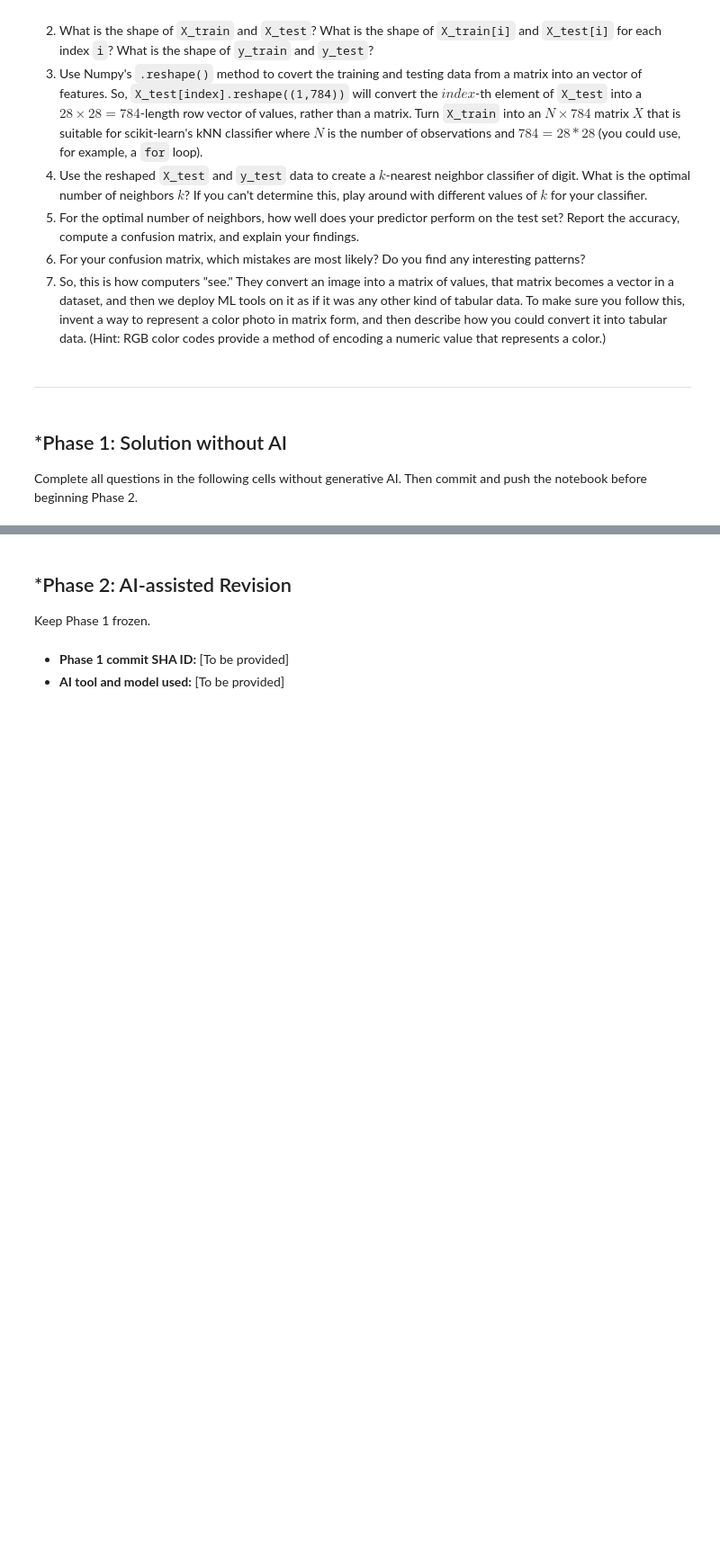
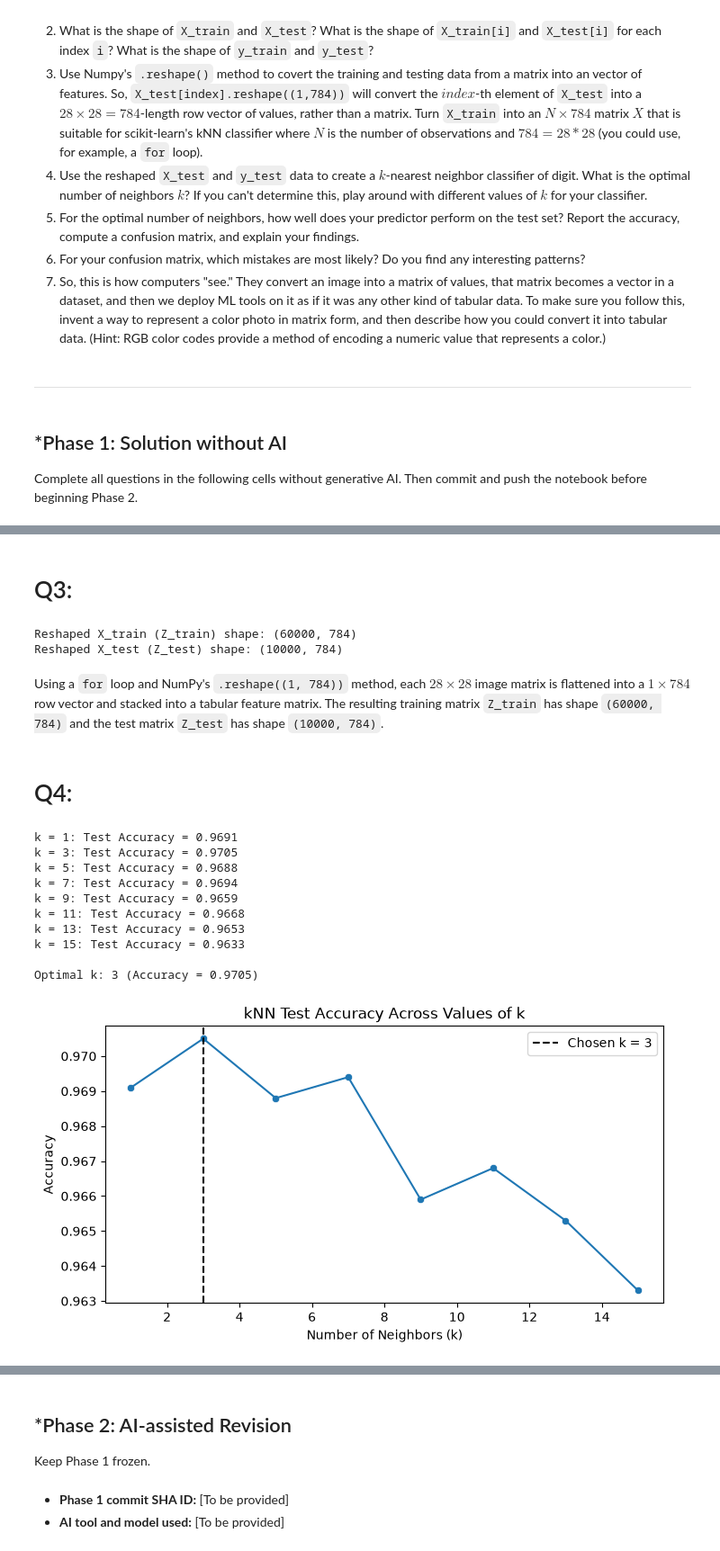
Before and after one commit to Brustachio/L01-cv, a Jupyter notebook: notebook.ipynb, the cells around one changed output, grey strips where cells are left out. Shown at 90% size. Saved outputs shown, nothing was run; the diff lists cells and outputs as text; code cells hidden in the pictures; blank space fills up the shorter version.

```diff
--- a/notebook.ipynb
+++ b/notebook.ipynb
@@ -47,0 +186,64 @@ notebook before beginning Phase 2.
+# %% [markdown]
+# Q3:
+# %%
+# convert the 28x28 matrices into 1x784 row vectors using a for loop and .reshape()
+Z_train = []
+for i in range(len(X_train)):
+  Z_train.append(X_train[i].reshape((1, 784)))
+Z_train = np.vstack(Z_train)
+
+Z_test = []
+for i in range(len(X_test)):
+  Z_test.append(X_test[i].reshape((1, 784)))
+Z_test = np.vstack(Z_test)
+
+print("Reshaped X_train (Z_train) shape:", Z_train.shape)
+print("Reshaped X_test (Z_test) shape:", Z_test.shape)
+# %% [output]
+Reshaped X_train (Z_train) shape: (60000, 784)
+Reshaped X_test (Z_test) shape: (10000, 784)
+# %% [markdown]
+Using a `for` loop and NumPy's `.reshape((1, 784))` method, each $28 \times 28$ image matrix is flattened into a $1 \times 784$ row vector and stacked into a tabular feature matrix. The resulting training matrix `Z_train` has shape `(60000, 784)` and the test matrix `Z_test` has shape `(10000, 784)`.
+# %% [markdown]
+# Q4:
+# %%
+from sklearn.neighbors import KNeighborsClassifier
+
+# test different values of k to find the optimal number of neighbors
+k_grid = [1, 3, 5, 7, 9, 11, 13, 15]
+accuracies = []
+
+for k in k_grid:
+  model = KNeighborsClassifier(n_neighbors=k)
+  model.fit(Z_train, y_train)
+  y_hat = model.predict(Z_test)
+  acc = np.mean(y_test == y_hat)
+  accuracies.append(acc)
+  print(f"k = {k}: Test Accuracy = {acc:.4f}")
+
+k_star = k_grid[np.argmax(accuracies)]
+print(f"\nOptimal k: {k_star} (Accuracy = {max(accuracies):.4f})")
+
+# plot accuracy across k values using seaborn
+k_df = pd.DataFrame({"k": k_grid, "accuracy": accuracies})
+plt.figure(figsize=(8, 4))
+sns.lineplot(data=k_df, x="k", y="accuracy")
+sns.scatterplot(data=k_df, x="k", y="accuracy")
+plt.axvline(k_star, color="black", linestyle="--", label=f"Chosen k = {k_star}")
+plt.title("kNN Test Accuracy Across Values of k")
+plt.xlabel("Number of Neighbors (k)")
+plt.ylabel("Accuracy")
+plt.legend()
+plt.show()
+# %% [output]
+k = 1: Test Accuracy = 0.9691
+k = 3: Test Accuracy = 0.9705
+k = 5: Test Accuracy = 0.9688
+k = 7: Test Accuracy = 0.9694
+k = 9: Test Accuracy = 0.9659
+k = 11: Test Accuracy = 0.9668
+k = 13: Test Accuracy = 0.9653
+k = 15: Test Accuracy = 0.9633
+
+Optimal k: 3 (Accuracy = 0.9705)
+[figure, added]
```
Also changed, not shown: parts of 16 cells of this notebook.
